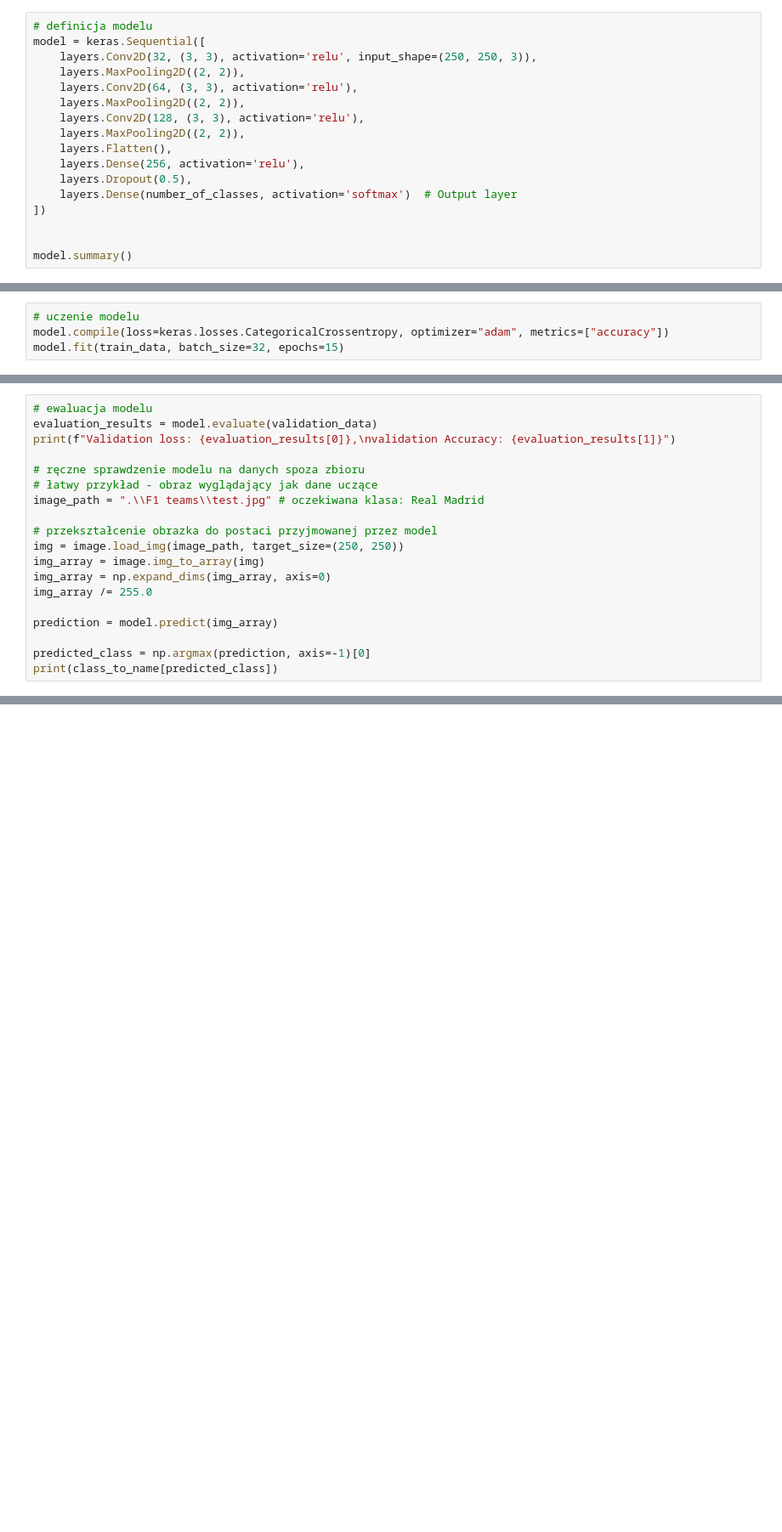
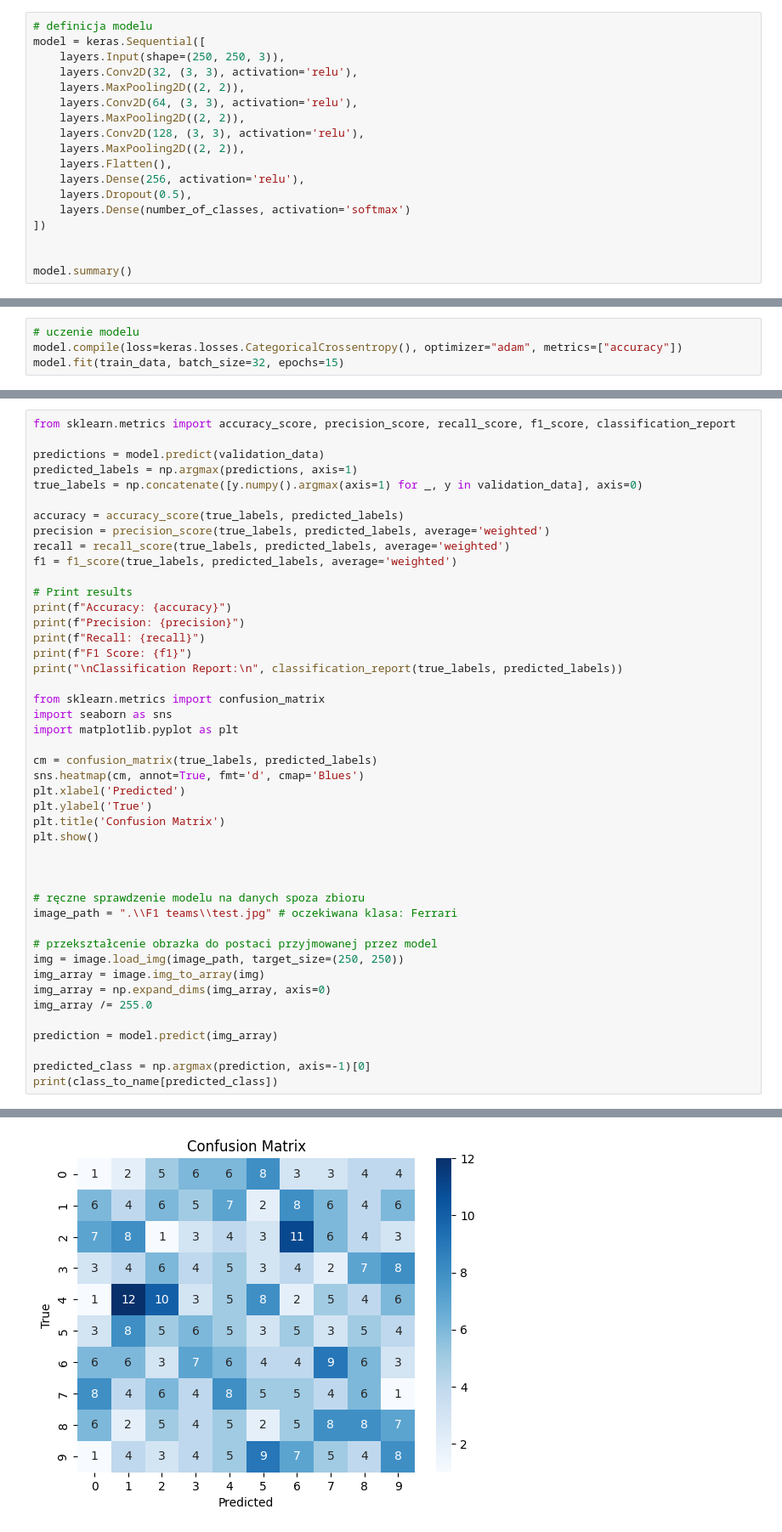
Before and after one commit to voytech-47/machineLearningProject, a Jupyter notebook: keras.ipynb, the cells around one changed output, grey strips where cells are left out. Shown: that part at 85% size. Saved outputs shown, nothing was run; the diff lists cells and outputs as text; blank space fills up the shorter version.

Commit message:
Evaluation testing (NOT WORKING)

```diff
--- a/keras.ipynb
+++ b/keras.ipynb
@@ -71,7 +93,8 @@ Using 502 files for validation.
 # %%
 # definicja modelu
 model = keras.Sequential([
-    layers.Conv2D(32, (3, 3), activation='relu', input_shape=(250, 250, 3)),
+    layers.Input(shape=(250, 250, 3)),
+    layers.Conv2D(32, (3, 3), activation='relu'),
     layers.MaxPooling2D((2, 2)),
     layers.Conv2D(64, (3, 3), activation='relu'),
     layers.MaxPooling2D((2, 2)),
@@ -80,7 +103,7 @@ model = keras.Sequential([
     layers.Flatten(),
     layers.Dense(256, activation='relu'),
     layers.Dropout(0.5),
-    layers.Dense(number_of_classes, activation='softmax')  # Output layer
+    layers.Dense(number_of_classes, activation='softmax')
 ])
 
 
@@ -109,7 +132,7 @@ Model: "sequential_4"
  Non-trainable params: 0 (0.00 B)
 # %%
 # uczenie modelu
-model.compile(loss=keras.losses.CategoricalCrossentropy, optimizer="adam", metrics=["accuracy"])
+model.compile(loss=keras.losses.CategoricalCrossentropy(), optimizer="adam", metrics=["accuracy"])
 model.fit(train_data, batch_size=32, epochs=15)
 # %% [output]
 Epoch 1/15
@@ -120,11 +159,37 @@ KeyboardInterrupt:
 # %%
-# ewaluacja modelu
-evaluation_results = model.evaluate(validation_data)
-print(f"Validation loss: {evaluation_results[0]},\nvalidation Accuracy: {evaluation_results[1]}")
+from sklearn.metrics import accuracy_score, precision_score, recall_score, f1_score, classification_report
+
+predictions = model.predict(validation_data)
+predicted_labels = np.argmax(predictions, axis=1)
+true_labels = np.concatenate([y.numpy().argmax(axis=1) for _, y in validation_data], axis=0)
+
+accuracy = accuracy_score(true_labels, predicted_labels)
+precision = precision_score(true_labels, predicted_labels, average='weighted')
+recall = recall_score(true_labels, predicted_labels, average='weighted')
+f1 = f1_score(true_labels, predicted_labels, average='weighted')
+
+# Print results
+print(f"Accuracy: {accuracy}")
+print(f"Precision: {precision}")
+print(f"Recall: {recall}")
+print(f"F1 Score: {f1}")
+print("\nClassification Report:\n", classification_report(true_labels, predicted_labels))
+
+from sklearn.metrics import confusion_matrix
+import seaborn as sns
+import matplotlib.pyplot as plt
+
+cm = confusion_matrix(true_labels, predicted_labels)
+sns.heatmap(cm, annot=True, fmt='d', cmap='Blues')
+plt.xlabel('Predicted')
+plt.ylabel('True')
+plt.title('Confusion Matrix')
+plt.show()
+
+
 
 # ręczne sprawdzenie modelu na danych spoza zbioru
-# łatwy przykład - obraz wyglądający jak dane uczące
-image_path = ".\\F1 teams\\test.jpg" # oczekiwana klasa: Real Madrid
+image_path = ".\\F1 teams\\test.jpg" # oczekiwana klasa: Ferrari
 
 # przekształcenie obrazka do postaci przyjmowanej przez model
 img = image.load_img(image_path, target_size=(250, 250))
@@ -144,0 +222 @@ Ferrari
+[figure, added]
```
Also changed, not shown: parts of 6 cells of this notebook.
